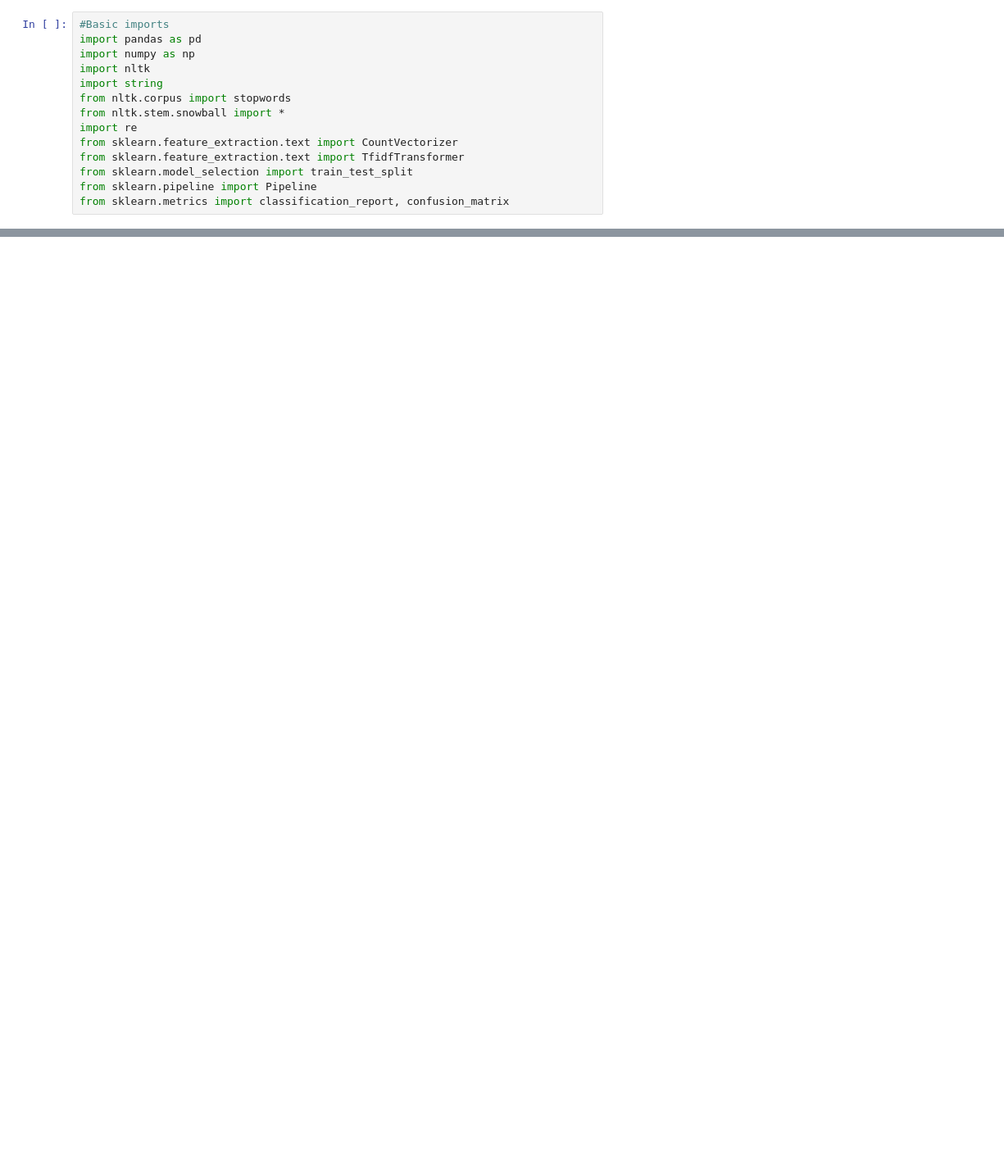
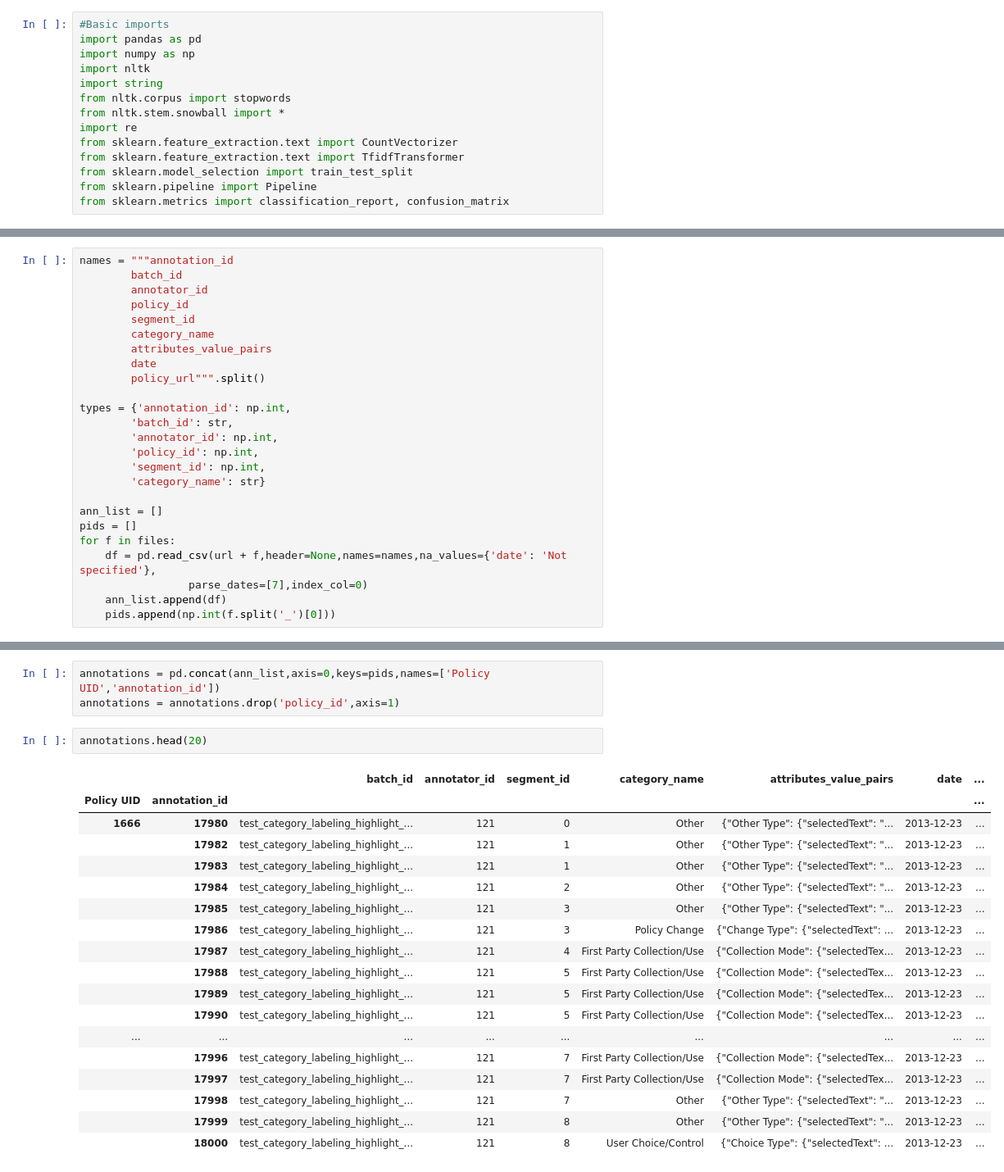
Before and after one commit to bachhvu/Policy-NLP, a Jupyter notebook: Model_Development.ipynb, the cells around one changed output, grey strips where cells are left out. Shown at 82% size. Cells and saved outputs as stored; diff of their text form; blank space fills up the shorter version.

```diff
--- a/Model_Development.ipynb
+++ b/Model_Development.ipynb
@@ -38,0 +20,25 @@ files
+# %%
+names = """annotation_id
+        batch_id
+        annotator_id
+        policy_id
+        segment_id
+        category_name
+        attributes_value_pairs
+        date
+        policy_url""".split()
+
+types = {'annotation_id': np.int,
+        'batch_id': str,
+        'annotator_id': np.int,
+        'policy_id': np.int,
+        'segment_id': np.int,
+        'category_name': str}
+
+ann_list = []
+pids = []
+for f in files:
+    df = pd.read_csv(url + f,header=None,names=names,na_values={'date': 'Not specified'},
+                 parse_dates=[7],index_col=0)
+    ann_list.append(df)
+    pids.append(np.int(f.split('_')[0]))
@@ -38,0 +65,24 @@ files
+# %%
+annotations = pd.concat(ann_list,axis=0,keys=pids,names=['Policy UID','annotation_id'])
+annotations = annotations.drop('policy_id',axis=1)
+# %%
+annotations.head(20)
+# %% [output]
+|  |  | batch_id | annotator_id | segment_id | category_name | attributes_value_pairs | date | ... |
+| Policy UID | annotation_id |  |  |  |  |  |  | ... |
+| 1666 | 17980 | test_category_labeling_highlight_... | 121 | 0 | Other | {"Other Type": {"selectedText": "... | 2013-12-23 | ... |
+|  | 17982 | test_category_labeling_highlight_... | 121 | 1 | Other | {"Other Type": {"selectedText": "... | 2013-12-23 | ... |
+|  | 17983 | test_category_labeling_highlight_... | 121 | 1 | Other | {"Other Type": {"selectedText": "... | 2013-12-23 | ... |
+|  | 17984 | test_category_labeling_highlight_... | 121 | 2 | Other | {"Other Type": {"selectedText": "... | 2013-12-23 | ... |
+|  | 17985 | test_category_labeling_highlight_... | 121 | 3 | Other | {"Other Type": {"selectedText": "... | 2013-12-23 | ... |
+|  | 17986 | test_category_labeling_highlight_... | 121 | 3 | Policy Change | {"Change Type": {"selectedText": ... | 2013-12-23 | ... |
+|  | 17987 | test_category_labeling_highlight_... | 121 | 4 | First Party Collection/Use | {"Collection Mode": {"selectedTex... | 2013-12-23 | ... |
+|  | 17988 | test_category_labeling_highlight_... | 121 | 5 | First Party Collection/Use | {"Collection Mode": {"selectedTex... | 2013-12-23 | ... |
+|  | 17989 | test_category_labeling_highlight_... | 121 | 5 | First Party Collection/Use | {"Collection Mode": {"selectedTex... | 2013-12-23 | ... |
+|  | 17990 | test_category_labeling_highlight_... | 121 | 5 | First Party Collection/Use | {"Collection Mode": {"selectedTex... | 2013-12-23 | ... |
+| ... | ... | ... | ... | ... | ... | ... | ... | ... |
+|  | 17996 | test_category_labeling_highlight_... | 121 | 7 | First Party Collection/Use | {"Collection Mode": {"selectedTex... | 2013-12-23 | ... |
+|  | 17997 | test_category_labeling_highlight_... | 121 | 7 | First Party Collection/Use | {"Collection Mode": {"selectedTex... | 2013-12-23 | ... |
+|  | 17998 | test_category_labeling_highlight_... | 121 | 7 | Other | {"Other Type": {"selectedText": "... | 2013-12-23 | ... |
+|  | 17999 | test_category_labeling_highlight_... | 121 | 8 | Other | {"Other Type": {"selectedText": "... | 2013-12-23 | ... |
+|  | 18000 | test_category_labeling_highlight_... | 121 | 8 | User Choice/Control | {"Choice Type": {"selectedText": ... | 2013-12-23 | ... |
```
Also changed, not shown: parts of 2 cells of this notebook.
